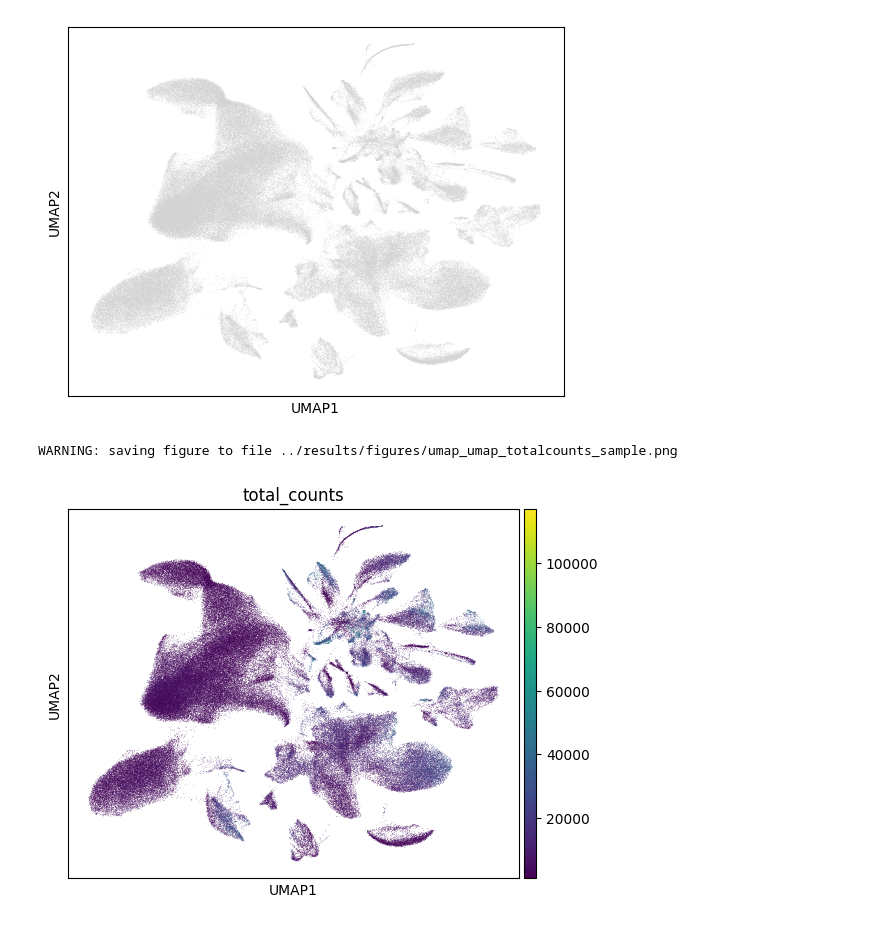
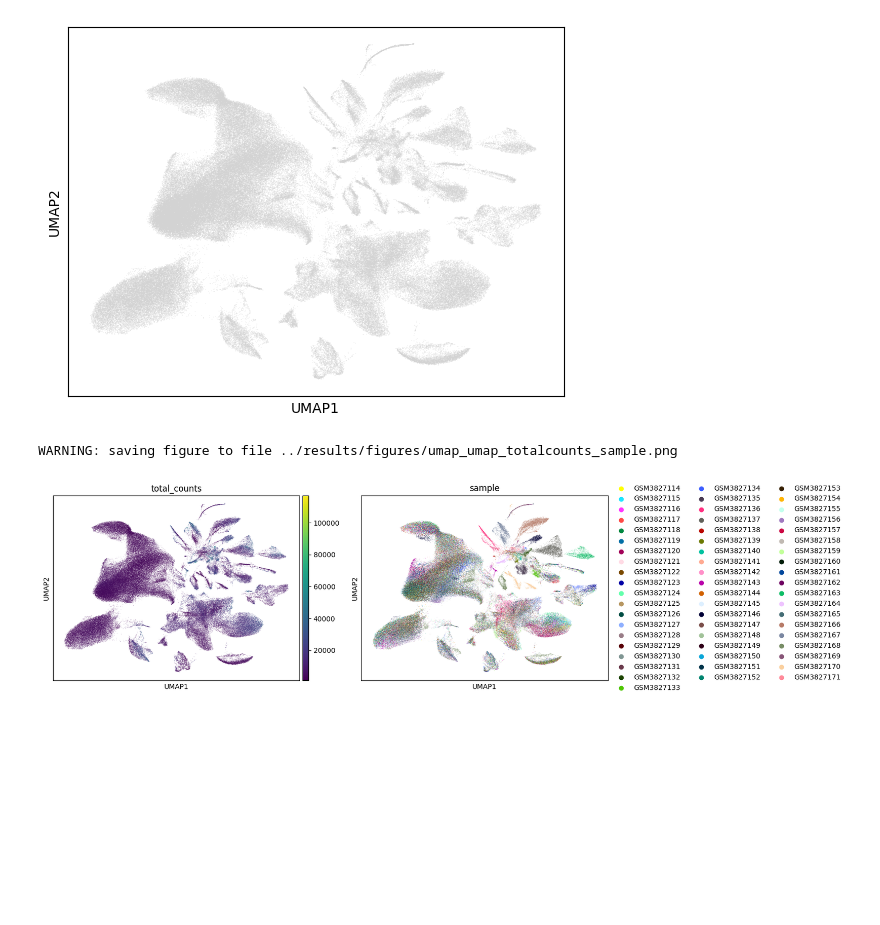
Before and after one commit to Prathiksha-Bioinformatics/NSCLC-scRNAseq-Analysis, a Jupyter notebook: src/04_dimensionality_reduction.ipynb, the cells around one changed output. Saved outputs shown, nothing was run; the diff lists cells and outputs as text; code cells hidden in the pictures; blank space fills up the shorter version.

```diff
--- a/src/04_dimensionality_reduction.ipynb
+++ b/src/04_dimensionality_reduction.ipynb
@@ -34,10 +34,10 @@ WARNING: saving figure to file ../results/figures/umap_umap.png
 [figure]
 # %%
 #visualize and probe
-sc.pl.umap(adata,color=['total_counts'],save='_umap_totalcounts_sample.png')
+sc.pl.umap(adata,color=['total_counts','sample'],save='_umap_totalcounts_sample.png')
 # %% [output]
 WARNING: saving figure to file ../results/figures/umap_umap_totalcounts_sample.png
-[figure, old version]
+[figure, new version]
 # %%
 adata.obs
 # %% [output]
```
Also changed, not shown: parts of 1 cell of this notebook, 7 other files.
